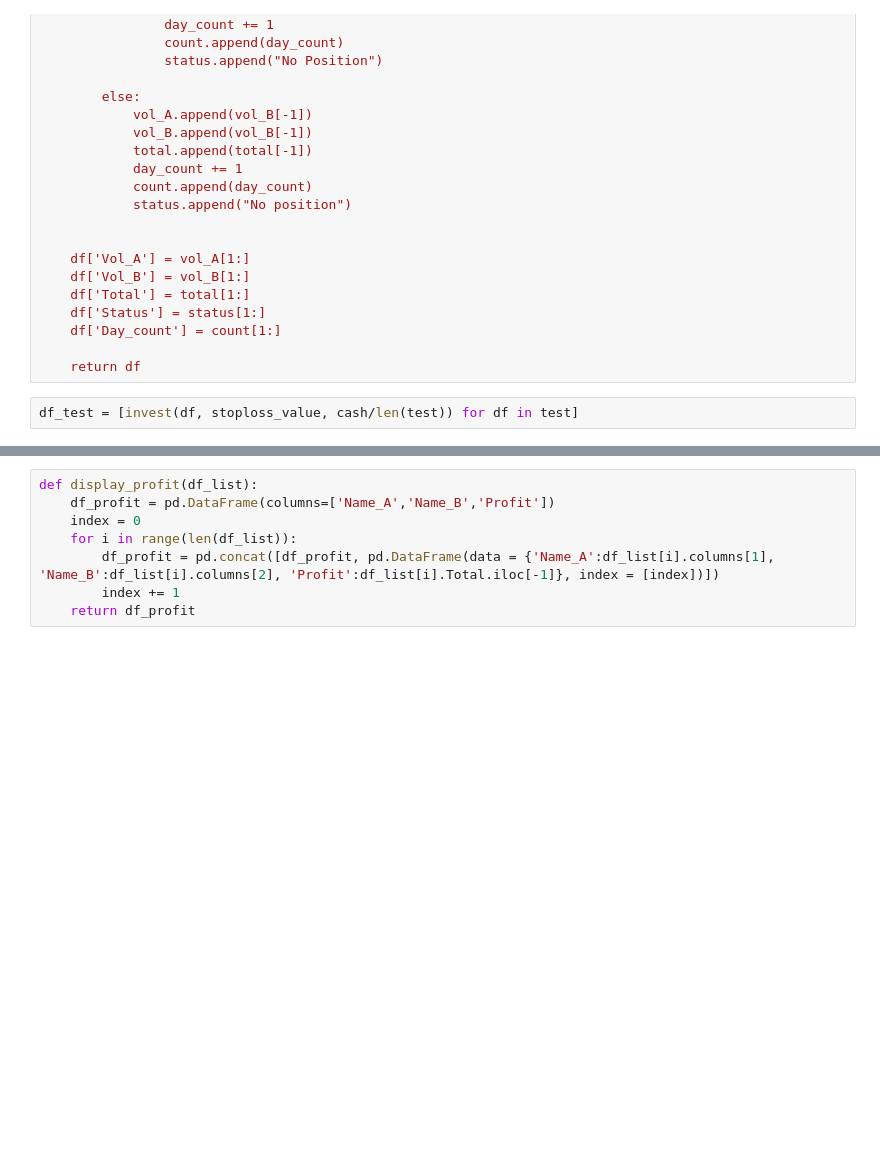
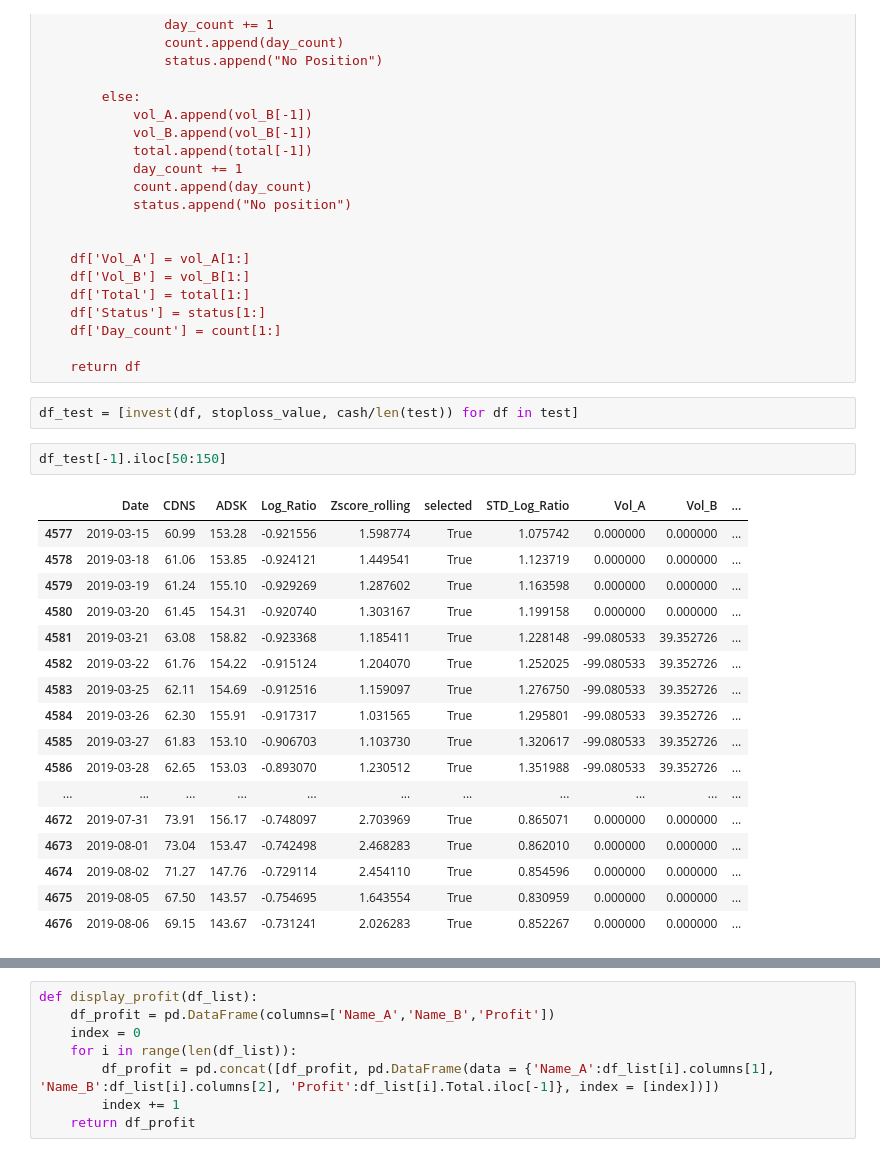
Before and after one commit to ArthurVinot/PI2, a Jupyter notebook: Code 23 Mars.ipynb, the cells around one changed output, grey strips where cells are left out. Drawn from its saved outputs; the diff is of its cells as text; blank space fills up the shorter version.

```diff
--- a/Code 23 Mars.ipynb
+++ b/Code 23 Mars.ipynb
@@ -784,6 +785,26 @@ def invest(df, stoploss_value, invest_value):
     return df
 # %%
 df_test = [invest(df, stoploss_value, cash/len(test)) for df in test]
+# %%
+df_test[-1].iloc[50:150]
+# %% [output]
+|  | Date | CDNS | ADSK | Log_Ratio | Zscore_rolling | selected | STD_Log_Ratio | Vol_A | Vol_B | ... |
+| 4577 | 2019-03-15 | 60.99 | 153.28 | -0.921556 | 1.598774 | True | 1.075742 | 0.000000 | 0.000000 | ... |
+| 4578 | 2019-03-18 | 61.06 | 153.85 | -0.924121 | 1.449541 | True | 1.123719 | 0.000000 | 0.000000 | ... |
+| 4579 | 2019-03-19 | 61.24 | 155.10 | -0.929269 | 1.287602 | True | 1.163598 | 0.000000 | 0.000000 | ... |
+| 4580 | 2019-03-20 | 61.45 | 154.31 | -0.920740 | 1.303167 | True | 1.199158 | 0.000000 | 0.000000 | ... |
+| 4581 | 2019-03-21 | 63.08 | 158.82 | -0.923368 | 1.185411 | True | 1.228148 | -99.080533 | 39.352726 | ... |
+| 4582 | 2019-03-22 | 61.76 | 154.22 | -0.915124 | 1.204070 | True | 1.252025 | -99.080533 | 39.352726 | ... |
+| 4583 | 2019-03-25 | 62.11 | 154.69 | -0.912516 | 1.159097 | True | 1.276750 | -99.080533 | 39.352726 | ... |
+| 4584 | 2019-03-26 | 62.30 | 155.91 | -0.917317 | 1.031565 | True | 1.295801 | -99.080533 | 39.352726 | ... |
+| 4585 | 2019-03-27 | 61.83 | 153.10 | -0.906703 | 1.103730 | True | 1.320617 | -99.080533 | 39.352726 | ... |
+| 4586 | 2019-03-28 | 62.65 | 153.03 | -0.893070 | 1.230512 | True | 1.351988 | -99.080533 | 39.352726 | ... |
+| ... | ... | ... | ... | ... | ... | ... | ... | ... | ... | ... |
+| 4672 | 2019-07-31 | 73.91 | 156.17 | -0.748097 | 2.703969 | True | 0.865071 | 0.000000 | 0.000000 | ... |
+| 4673 | 2019-08-01 | 73.04 | 153.47 | -0.742498 | 2.468283 | True | 0.862010 | 0.000000 | 0.000000 | ... |
+| 4674 | 2019-08-02 | 71.27 | 147.76 | -0.729114 | 2.454110 | True | 0.854596 | 0.000000 | 0.000000 | ... |
+| 4675 | 2019-08-05 | 67.50 | 143.57 | -0.754695 | 1.643554 | True | 0.830959 | 0.000000 | 0.000000 | ... |
+| 4676 | 2019-08-06 | 69.15 | 143.67 | -0.731241 | 2.026283 | True | 0.852267 | 0.000000 | 0.000000 | ... |
 # %%
 for i in range(len(df_test)):
     graph_invest(df_test[i],stoploss_value)
```
Also changed, not shown: parts of 6 cells of this notebook.
